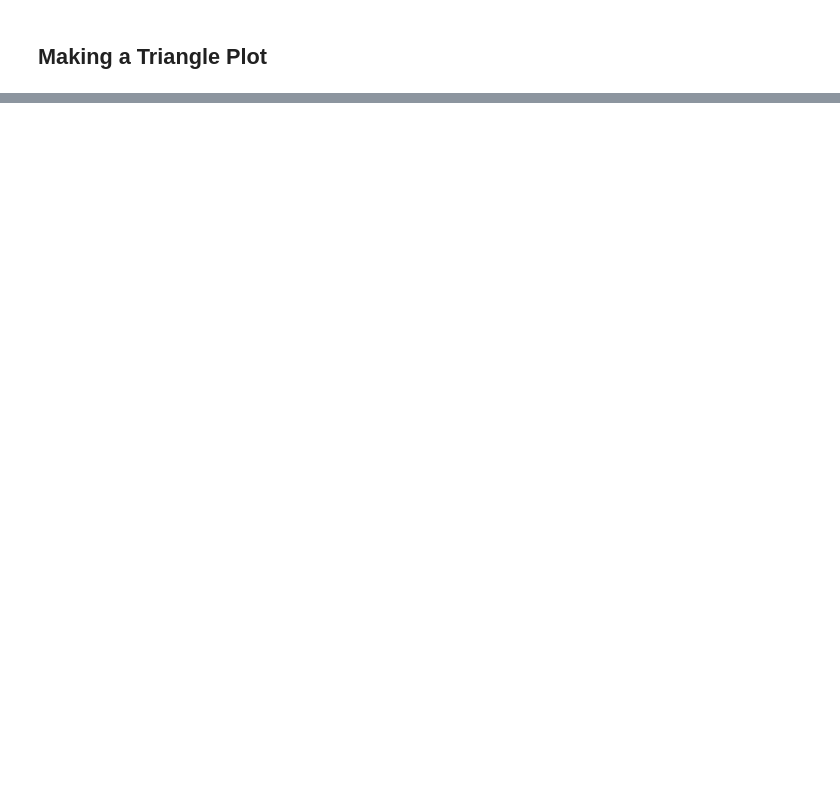
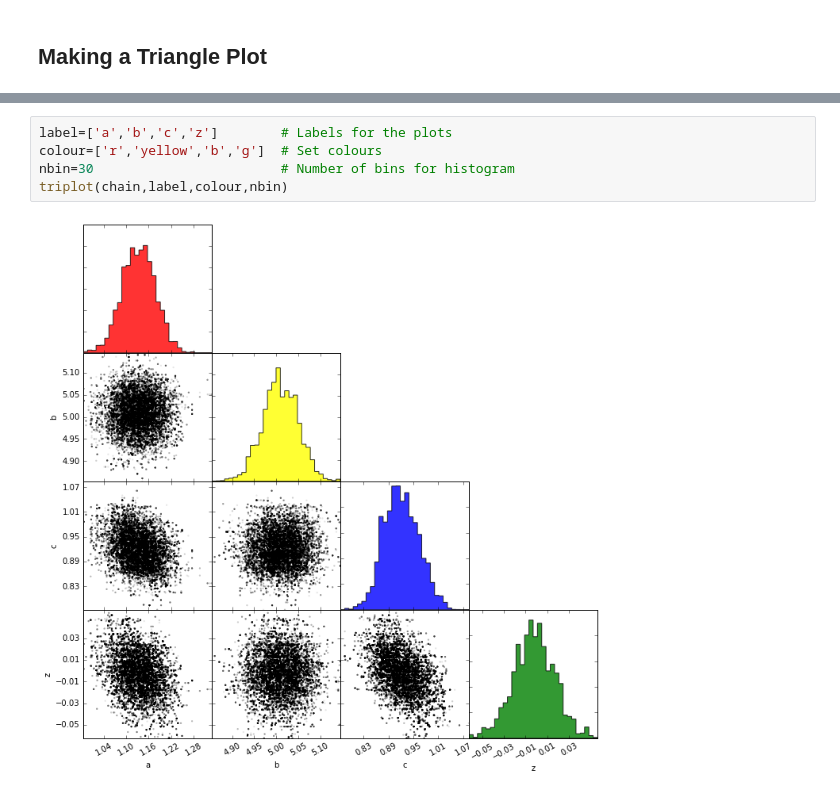
Before and after one commit to jasonfrowe/gprocess, a Jupyter notebook: MCMC Tutorial.ipynb, the cells around one changed output, grey strips where cells are left out. Drawn from its saved outputs; the diff is of its cells as text; blank space fills up the shorter version.

```diff
--- a/MCMC Tutorial.ipynb
+++ b/MCMC Tutorial.ipynb
@@ -347,0 +358,7 @@ plt.show()
+# %%
+label=['a','b','c','z']        # Labels for the plots
+colour=['r','yellow','b','g']  # Set colours
+nbin=30                        # Number of bins for histogram
+triplot(chain,label,colour,nbin)
+# %% [output]
+[figure, added]
```
Also changed, not shown: parts of 13 cells of this notebook.
